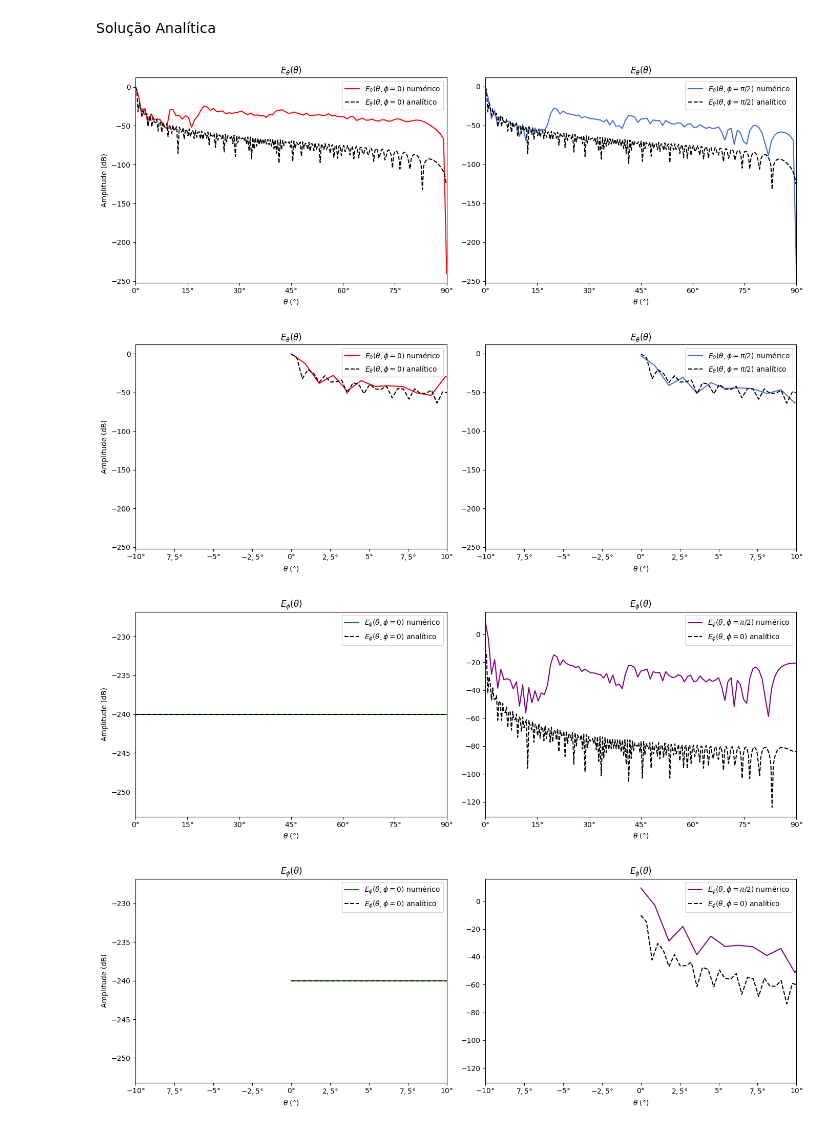
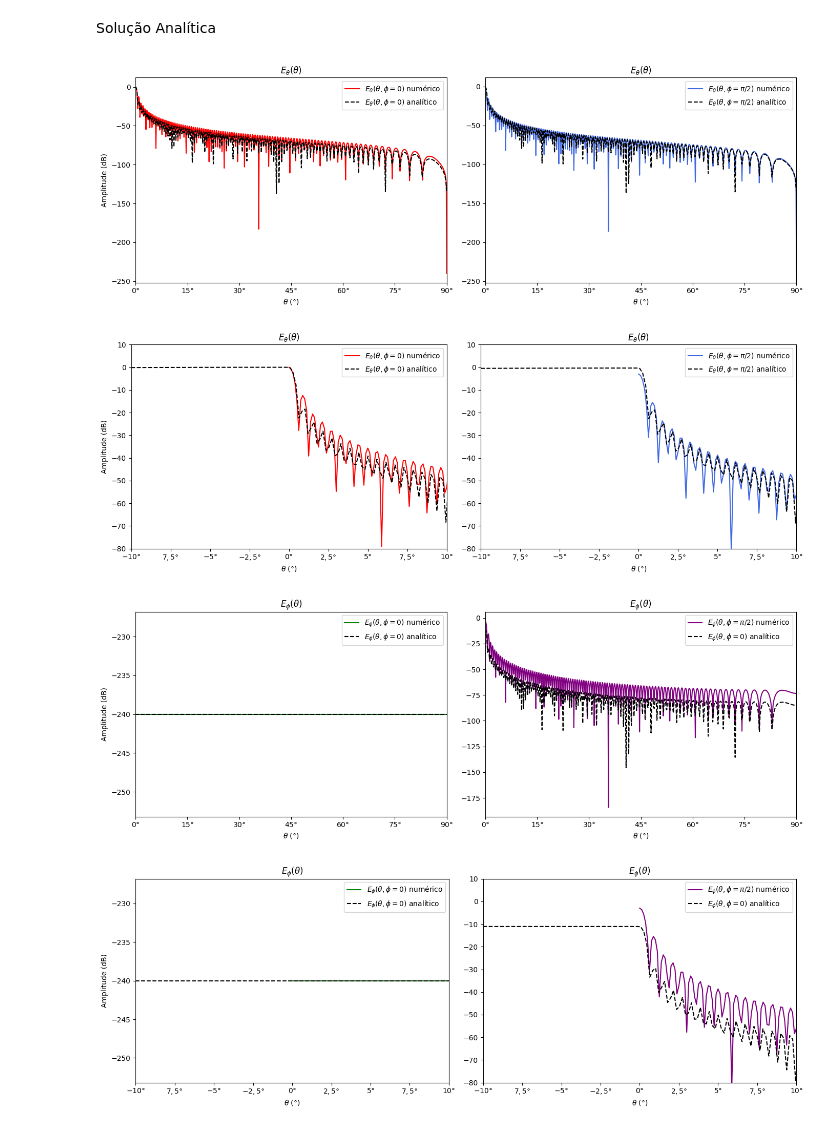
Before and after one commit to andrefsr/Trabalho-Final-Analise-de-Antenas, a Jupyter notebook: parte1.ipynb, the cells around one changed output. Saved outputs shown, nothing was run; the diff lists cells and outputs as text; code cells hidden in the pictures.

```diff
--- a/parte1.ipynb
+++ b/parte1.ipynb
@@ -55,7 +10,43 @@ E_phi = 20*np.log10(E_phi+1e-12)
+# %%
+lamb = 1
+a = 50*lamb
+k = 2*np.pi/lamb
+
+num = 181
+
+theta = np.linspace(0, np.pi/2, 721)
+phi   = np.linspace(0, np.pi/2, 181)
+
+# --- grades finas o bastante para ka ~ 314 ---
+Nrho = 1001                                   # ímpar, para Simpson
+Nphp = 1024                                   # pontos em phi' (periódico)
+rho_l = np.linspace(0, a, Nrho)
+phi_l = np.linspace(0, 2*np.pi, Nphp, endpoint=False)
+
+# --- integral numérica, só para phi = 0 (I não depende de phi) ---
+I_th = np.zeros(len(theta), dtype=complex)
+RHO  = rho_l[:, None]
+COS  = np.cos(phi_l)[None, :]                 # cos(0 - phi')
+
+for i, th in enumerate(theta):
+    integrando = RHO**2 * np.exp(1j*k*RHO*np.sin(th)*COS)     # (rho', phi')
+    Iphi = integrando.mean(axis=1) * 2*np.pi                  # trapézio periódico em phi'
+    I_th[i] = simpson(Iphi, x=rho_l)                          # Simpson em rho'
+
+# --- campos: broadcasting, I é independente de phi ---
+TH, PH = np.meshgrid(theta, phi, indexing='ij')
+I = I_th[:, None]
+
+E_theta =  np.cos(TH)*np.cos(PH)*I
+E_phi   = -np.sin(PH)*I
+
+norm = max(np.abs(E_theta).max(), np.abs(E_phi).max())        # mesmo máximo para as duas
+E_theta = 20*np.log10(np.abs(E_theta)/norm + 1e-12)
+E_phi   = 20*np.log10(np.abs(E_phi)/norm + 1e-12)
 # %% [markdown]
 Solução Analítica
 # %%
-num2 = 500  ### Número de pontos
+num2 = 1001  ### Número de pontos
 theta2 = np.linspace(0,pi,num2)
 phi2 = np.linspace(0,pi,num2)
 
@@ -116,6 +107,7 @@ for i in [0,1]:
     ax[i].set_xticks([ -pi/18,-1.5*pi/36,-pi/36,-0.5*pi/36 ,0,0.5*pi/36,pi/36,1.5*pi/36, pi/18],
                      [r"$-10°$",r"$7,5°$",r"$-5°$",r"$-2,5°$" ,r"$0°$",r"$2,5°$",r"$5°$",r"$7,5°$", r"$10°$"])
     ax[i].set_xlim(-pi/18,pi/18)
+    ax[i].set_ylim(-80,10)
     ax[i].set_xlabel(r'$\theta$ (°)')
     ax[i].legend()
 
@@ -144,34 +136,35 @@ for i in [0,1]:
     ax[i].set_xlabel(r'$\theta$ (°)')
 
 ax[0].set_ylabel('Amplitude (dB)')
 
 plt.tight_layout()
 plt.show()
 
 fig, ax = plt.subplots(1,2,figsize=(14,5))
 
 ax[0].set_title(r'$E_\phi(\theta)$')
 ax[1].set_title(r'$E_\phi(\theta)$')
 
 ax[0].plot(theta,np.real(E_phi[:,0]),label=r'$E_{\phi}(\theta,\phi=0)$ numérico',color='green')
 ax[0].plot(theta2,np.real(Ea_phi[:,0]),label=r'$E_{\phi}(\theta,\phi=0)$ analítico',color='black',ls='--')
 
 ax[1].plot(theta,np.real(E_phi[:,int(num/2)]),label=r'$E_{\phi}(\theta,\phi=\pi/2)$ numérico',color='purple')
 ax[1].plot(theta2,np.real(Ea_phi[:,int(num/2)]),label=r'$E_{\phi}(\theta,\phi=0)$ analítico',color='black',ls='--')
 
 for i in [0,1]:
     ax[i].set_xticks([ -pi/18,-1.5*pi/36,-pi/36,-0.5*pi/36 ,0,0.5*pi/36,pi/36,1.5*pi/36, pi/18],
                      [r"$-10°$",r"$7,5°$",r"$-5°$",r"$-2,5°$" ,r"$0°$",r"$2,5°$",r"$5°$",r"$7,5°$", r"$10°$"])
     ax[i].set_xlim(-pi/18,pi/18)
     ax[i].set_xlabel(r'$\theta$ (°)')
     ax[i].legend()
 
+ax[1].set_ylim(-80,10)
 ax[0].set_ylabel('Amplitude (dB)')
 
 plt.tight_layout()
 plt.show()
 # %% [output]
-[figure, old version]
+[figure, new version]
-[figure, old version]
+[figure, new version]
-[figure, old version]
+[figure, new version]
-[figure, old version]
+[figure, new version]
```
Also changed, not shown: parts of 2 cells of this notebook, 1 other file.
